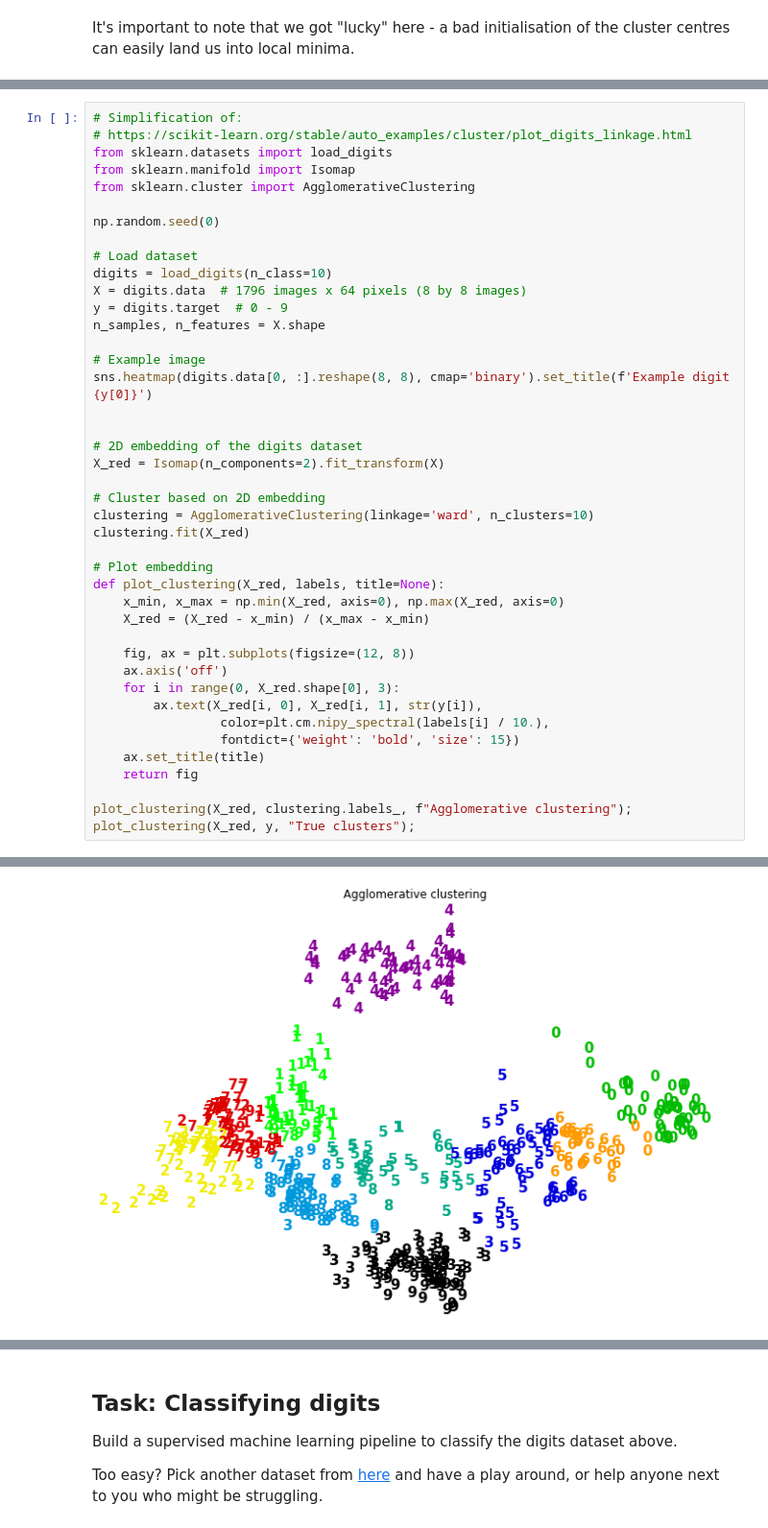
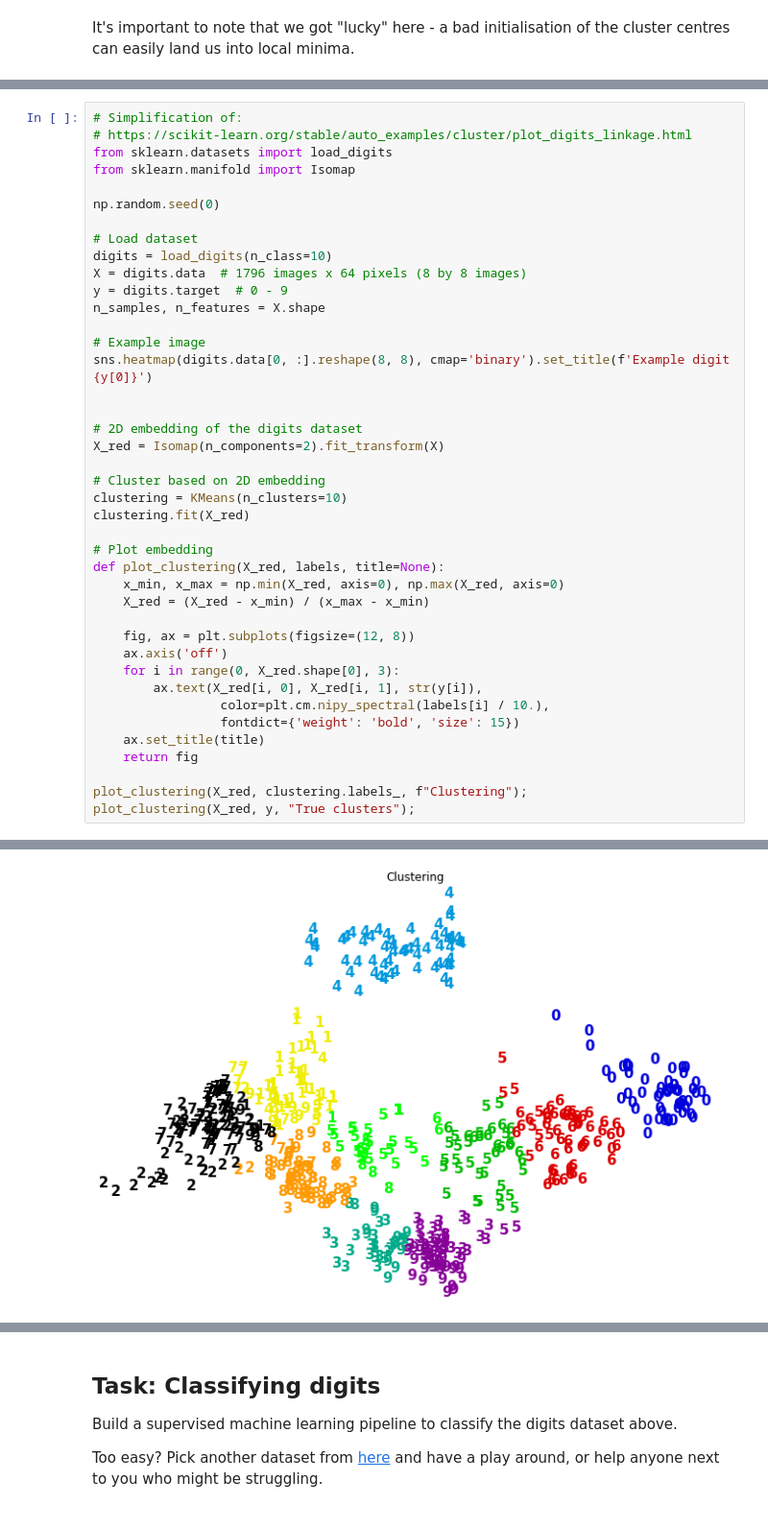
Before and after one commit to nestauk/im-tutorials, a Jupyter notebook: intro-to-ml/intro-to-ml-tutorial.ipynb, the cells around one changed output, grey strips where cells are left out. Shown: that part at 96% size. Drawn from its saved outputs; the diff is of its cells as text.

Commit message:
A few minor edits and more detail on Isomap. Changed agglomerative clustering to kmeans

```diff
--- a/intro-to-ml/intro-to-ml-tutorial.ipynb
+++ b/intro-to-ml/intro-to-ml-tutorial.ipynb
@@ -630,7 +635,6 @@ It's important to note that we got "lucky" here - a bad initialisation of the cl
 # https://scikit-learn.org/stable/auto_examples/cluster/plot_digits_linkage.html
 from sklearn.datasets import load_digits
 from sklearn.manifold import Isomap
-from sklearn.cluster import AgglomerativeClustering
 
 np.random.seed(0)
 
@@ -640,36 +644,36 @@ X = digits.data  # 1796 images x 64 pixels (8 by 8 images)
 y = digits.target  # 0 - 9
 n_samples, n_features = X.shape
 
 # Example image
 sns.heatmap(digits.data[0, :].reshape(8, 8), cmap='binary').set_title(f'Example digit {y[0]}')
 
 
 # 2D embedding of the digits dataset
 X_red = Isomap(n_components=2).fit_transform(X)
 
 # Cluster based on 2D embedding
-clustering = AgglomerativeClustering(linkage='ward', n_clusters=10)
+clustering = KMeans(n_clusters=10)
 clustering.fit(X_red)
 
 # Plot embedding
 def plot_clustering(X_red, labels, title=None):
     x_min, x_max = np.min(X_red, axis=0), np.max(X_red, axis=0)
     X_red = (X_red - x_min) / (x_max - x_min)
 
     fig, ax = plt.subplots(figsize=(12, 8))
     ax.axis('off')
     for i in range(0, X_red.shape[0], 3):
         ax.text(X_red[i, 0], X_red[i, 1], str(y[i]),
                  color=plt.cm.nipy_spectral(labels[i] / 10.),
                  fontdict={'weight': 'bold', 'size': 15})
     ax.set_title(title)
     return fig
 
-plot_clustering(X_red, clustering.labels_, f"Agglomerative clustering");
+plot_clustering(X_red, clustering.labels_, f"Clustering");
 plot_clustering(X_red, y, "True clusters");
 # %% [output]
 [figure]
-[figure, old version]
+[figure, new version]
 [figure]
 # %% [markdown]
 ## Task: Classifying digits
```
Also changed, not shown: parts of 5 cells of this notebook.
